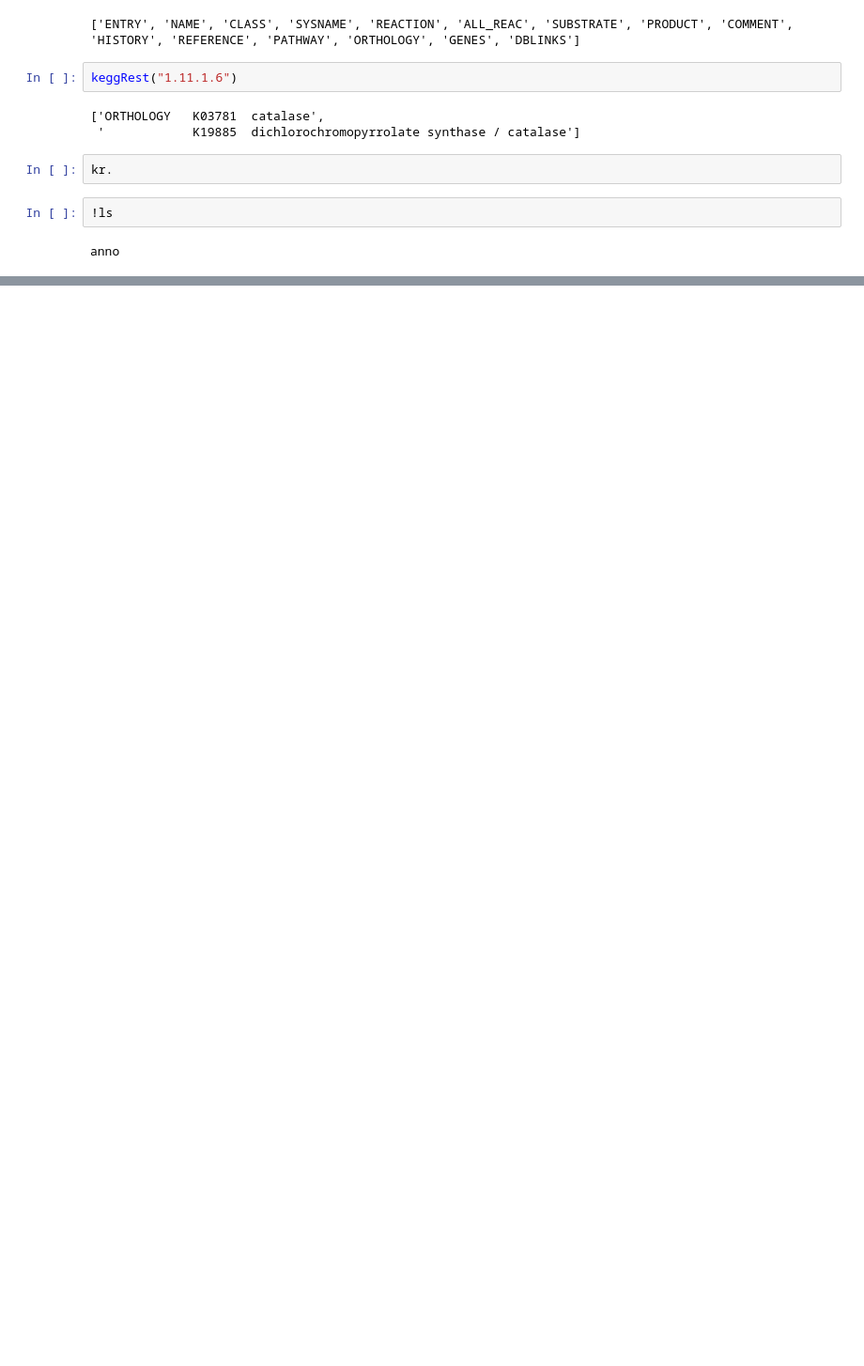
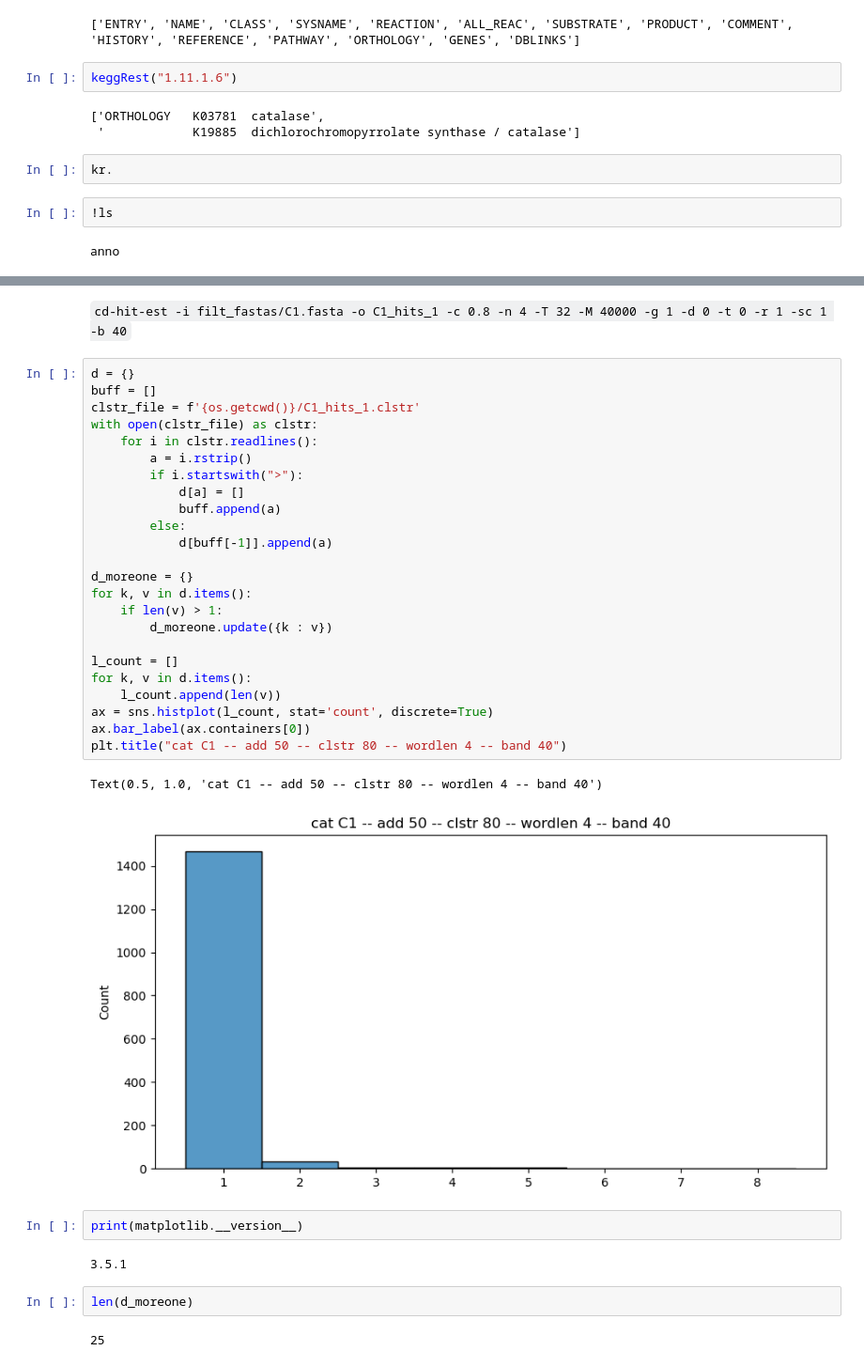
Before and after one commit to crabron/ARRIAM, a Jupyter notebook: primers.ipynb, the cells around one changed output, grey strips where cells are left out. Shown: that part at 94% size. Saved outputs shown, nothing was run; the diff lists cells and outputs as text; blank space fills up the shorter version.

Commit message:
dirty -- I hope so -- final version

````diff
--- a/primers.ipynb
+++ b/primers.ipynb
@@ -423,0 +989,37 @@ anno
+# %% [markdown]
+```cd-hit-est -i filt_fastas/C1.fasta -o C1_hits_1 -c 0.8 -n 4 -T 32 -M 40000 -g 1 -d 0 -t 0 -r 1 -sc 1 -b 40```
+# %%
+d = {}
+buff = []
+clstr_file = f'{os.getcwd()}/C1_hits_1.clstr'
+with open(clstr_file) as clstr:
+    for i in clstr.readlines():
+        a = i.rstrip()
+        if i.startswith(">"):
+            d[a] = []
+            buff.append(a)
+        else:
+            d[buff[-1]].append(a)
+
+d_moreone = {}
+for k, v in d.items():
+    if len(v) > 1:
+        d_moreone.update({k : v})
+
+l_count = []
+for k, v in d.items():
+    l_count.append(len(v))
+ax = sns.histplot(l_count, stat='count', discrete=True)
+ax.bar_label(ax.containers[0])
+plt.title("cat C1 -- add 50 -- clstr 80 -- wordlen 4 -- band 40")
+# %% [output]
+Text(0.5, 1.0, 'cat C1 -- add 50 -- clstr 80 -- wordlen 4 -- band 40')
+[figure, added]
+# %%
+print(matplotlib.__version__)
+# %% [output]
+3.5.1
+# %%
+len(d_moreone)
+# %% [output]
+25
````
Also changed, not shown: parts of 192 cells of this notebook.
